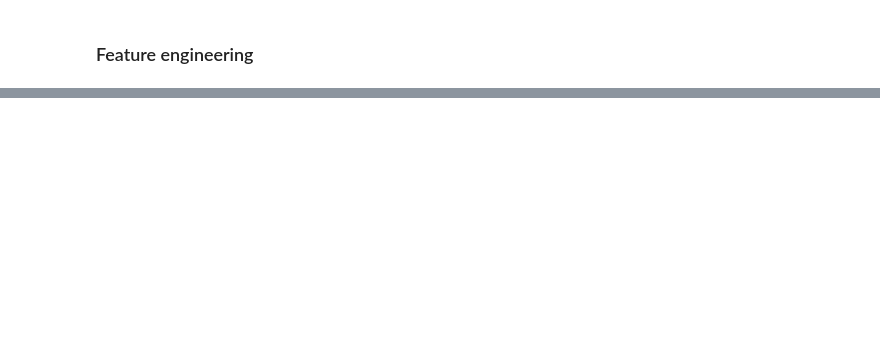
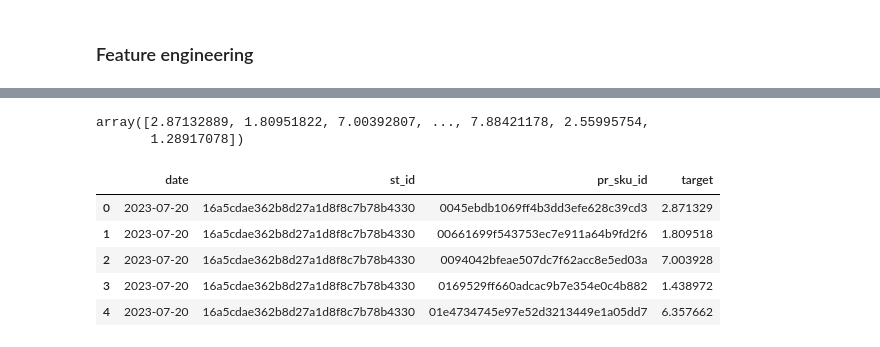
Before and after one commit to denis-42ds/demand_forecast_retailer, a Jupyter notebook: demand_forecast.ipynb, the cells around one changed output, grey strips where cells are left out. Saved outputs shown, nothing was run; the diff lists cells and outputs as text; code cells hidden in the pictures; blank space fills up the shorter version.

```diff
--- a/demand_forecast.ipynb
+++ b/demand_forecast.ipynb
@@ -571,0 +659,4 @@ p = 0.014722641217042629
+# %%
+X_train, X_test, y_train, y_test = train_test_split(X_exp, y, shuffle=False, test_size=.1)
+
+X_train.shape, X_test.shape, y_train.shape, y_test.shape
@@ -571,0 +711,15 @@ p = 0.014722641217042629
+# %%
+#model_cbr = CatBoostRegressor(params_cb, random_state=RS, verbose=100)
+model_cbr = CatBoostRegressor(depth=7, l2_leaf_reg=2, learning_rate=0.01, iterations=1000, random_state=RS, verbose=100)
+# params_cb = {'depth':[7],
+#              'l2_leaf_reg': [2],
+#              'learning_rate': [0.01]}#, #np.arange(0.01)
+#              #'iterations': [1000]} #n_estimators
+model_cbr.fit(X_train, y_train, cat_features=cat_features)
+
+# # cbc_gs = model_cbc.grid_search(params_cb, Pool(X_train, y_train, cat_features=cat_features), cv=tscv, verbose=100)
+# cbc_gs = GridSearchCV(model_cbr, params_cb, n_jobs=-1, scoring=make_scorer(wape, greater_is_better=False), cv=tscv)
+# cbc_gs.fit(X_train, y_train, cat_features=cat_features)
+# # display('Лучшие параметры:', model_cbc.get_params())
+# display('Параметры лучшей модели', cbc_gs.best_params_)
+# display('Показатель wape лучшей модели', cbc_gs.best_score_*(-1))
@@ -571,0 +758,5 @@ p = 0.014722641217042629
+# %%
+sales_submission = pd.read_csv('/content/sales_submission.csv', parse_dates=['date'])
+sales_submission = sales_submission.set_index('date')
+sales_submission = sales_submission.drop('target', axis=1)
+sales_submission.tail()
@@ -571,0 +771,17 @@ p = 0.014722641217042629
+# %%
+y_pred = model_cbr.predict(sales_submission)
+y_pred
+# %% [output]
+array([2.87132889, 1.80951822, 7.00392807, ..., 7.88421178, 2.55995754,
+       1.28917078])
+# %%
+sales_submission['target'] = y_pred
+sales_submission = sales_submission.reset_index()
+sales_submission.head()
+# %% [output]
+|  | date | st_id | pr_sku_id | target |
+| 0 | 2023-07-20 | 16a5cdae362b8d27a1d8f8c7b78b4330 | 0045ebdb1069ff4b3dd3efe628c39cd3 | 2.871329 |
+| 1 | 2023-07-20 | 16a5cdae362b8d27a1d8f8c7b78b4330 | 00661699f543753ec7e911a64b9fd2f6 | 1.809518 |
+| 2 | 2023-07-20 | 16a5cdae362b8d27a1d8f8c7b78b4330 | 0094042bfeae507dc7f62acc8e5ed03a | 7.003928 |
+| 3 | 2023-07-20 | 16a5cdae362b8d27a1d8f8c7b78b4330 | 0169529ff660adcac9b7e354e0c4b882 | 1.438972 |
+| 4 | 2023-07-20 | 16a5cdae362b8d27a1d8f8c7b78b4330 | 01e4734745e97e52d3213449e1a05dd7 | 6.357662 |
```
Also changed, not shown: parts of 66 cells of this notebook, 7 other files.
